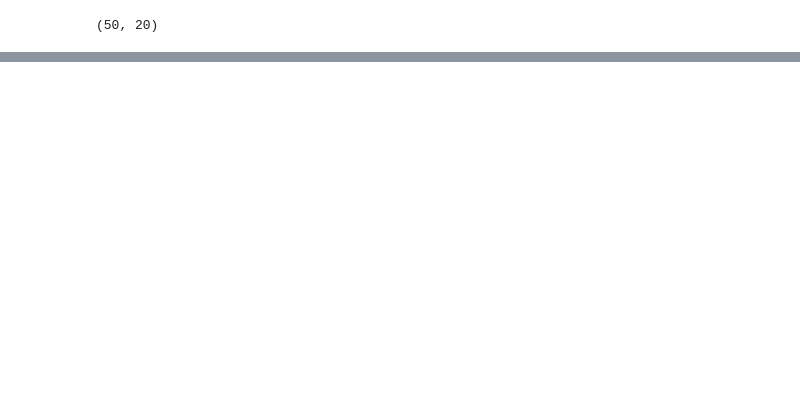
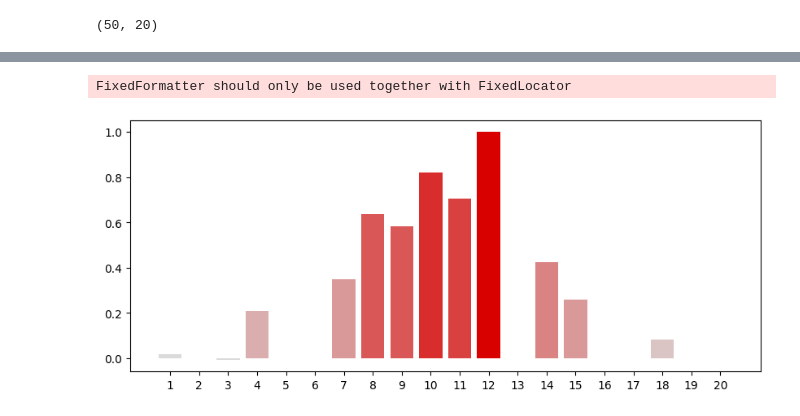
Before and after one commit to katarinagresova/DeepExperiment, a Jupyter notebook: experiments/Helwak2013_miRBind_interpretation_alignment.ipynb, the cells around one changed output, grey strips where cells are left out. Saved outputs shown, nothing was run; the diff lists cells and outputs as text; code cells hidden in the pictures; blank space fills up the shorter version.

```diff
--- a/experiments/Helwak2013_miRBind_interpretation_alignment.ipynb
+++ b/experiments/Helwak2013_miRBind_interpretation_alignment.ipynb
@@ -112,0 +140,7 @@ plot_alignment(align_x, align_s, align_y)
+# %%
+from deepexperiment.visualization import plotbar_miRNA_importance_w_spaces
+
+plotbar_miRNA_importance_w_spaces(align_y, align_s)
+# %% [output]
+FixedFormatter should only be used together with FixedLocator
+[figure, added]
```
Also changed, not shown: parts of 12 cells of this notebook, 1 other file.
